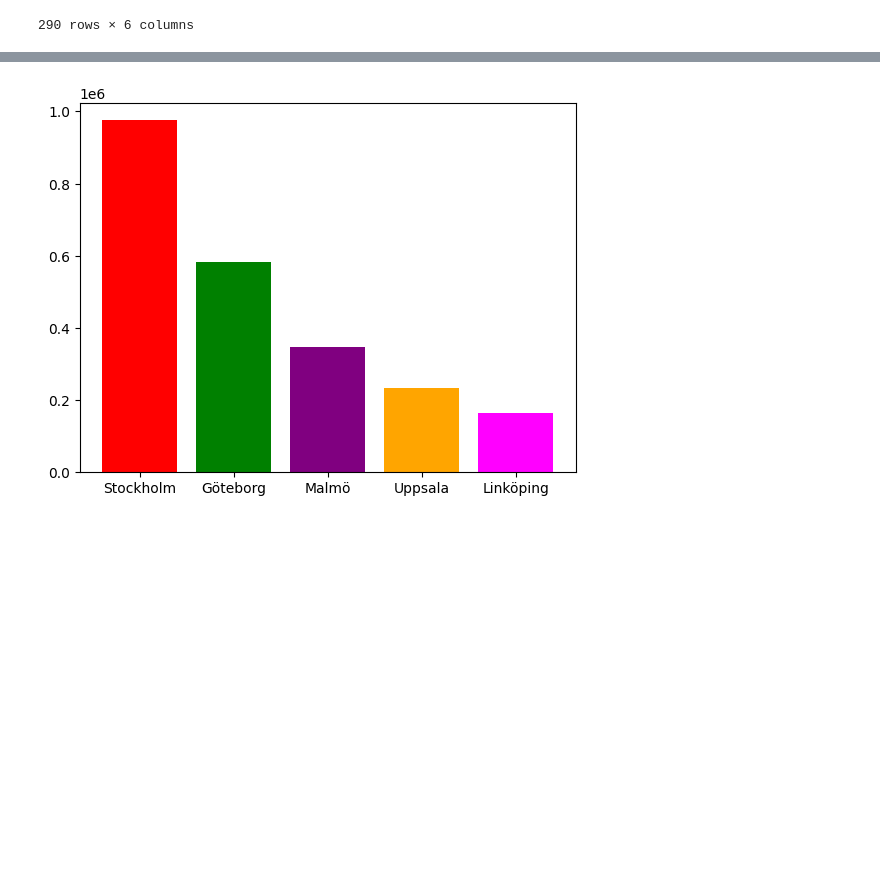
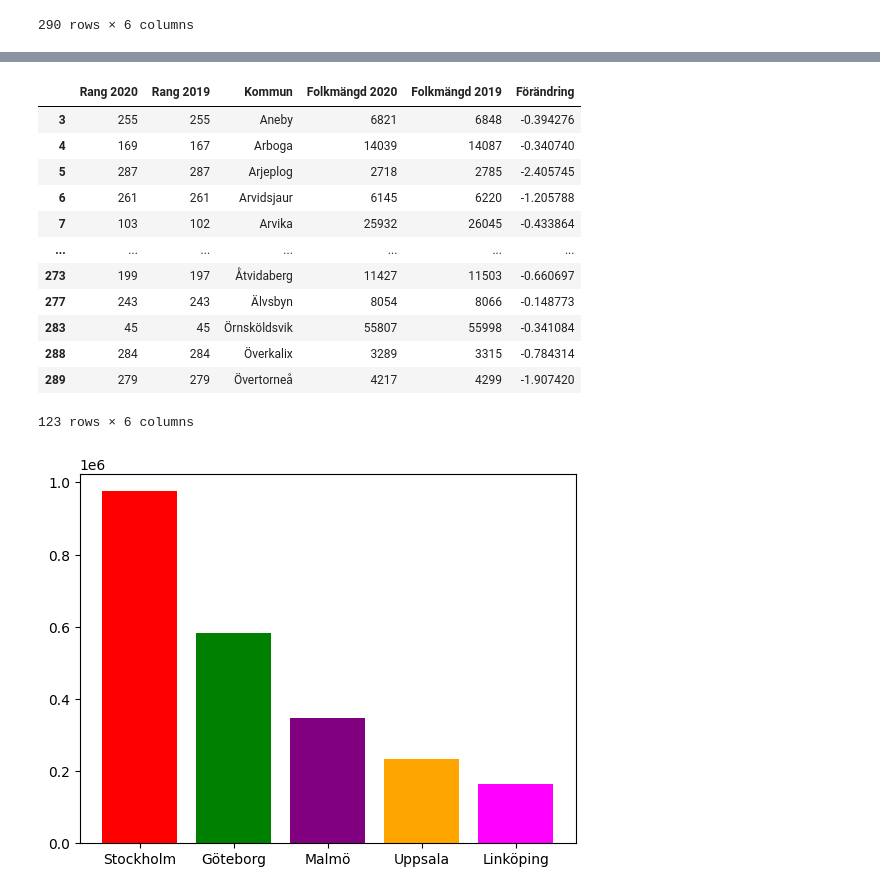
Before and after one commit to lisamariahertz-cpu/Databehandling-AI25, a Jupyter notebook: exercises/E1_pandas_basic_syntax.ipynb, the cells around one changed output, grey strips where cells are left out. Cells and saved outputs as stored; diff of their text form; code cells hidden in the pictures; blank space fills up the shorter version.

```diff
--- a/exercises/E1_pandas_basic_syntax.ipynb
+++ b/exercises/E1_pandas_basic_syntax.ipynb
@@ -364,3 +374,20 @@ In 2020 the population was 10379295
+# %%
+decresing_mask = cities_swe_df['Förändring'] < 0
+cities_swe_df[decresing_mask]
+# %% [output]
+|  | Rang 2020 | Rang 2019 | Kommun | Folkmängd 2020 | Folkmängd 2019 | Förändring |
+| 3 | 255 | 255 | Aneby | 6821 | 6848 | -0.394276 |
+| 4 | 169 | 167 | Arboga | 14039 | 14087 | -0.340740 |
+| 5 | 287 | 287 | Arjeplog | 2718 | 2785 | -2.405745 |
+| 6 | 261 | 261 | Arvidsjaur | 6145 | 6220 | -1.205788 |
+| 7 | 103 | 102 | Arvika | 25932 | 26045 | -0.433864 |
+| ... | ... | ... | ... | ... | ... | ... |
+| 273 | 199 | 197 | Åtvidaberg | 11427 | 11503 | -0.660697 |
+| 277 | 243 | 243 | Älvsbyn | 8054 | 8066 | -0.148773 |
+| 283 | 45 | 45 | Örnsköldsvik | 55807 | 55998 | -0.341084 |
+| 288 | 284 | 284 | Överkalix | 3289 | 3315 | -0.784314 |
+| 289 | 279 | 279 | Övertorneå | 4217 | 4299 | -1.907420 |
+123 rows × 6 columns
 # %%
 # Exercise F
 # Plot a bar chart for the five largest cities and the five smallest cities. (*)
```
Also changed, not shown: parts of 11 cells of this notebook, 1 other file.
